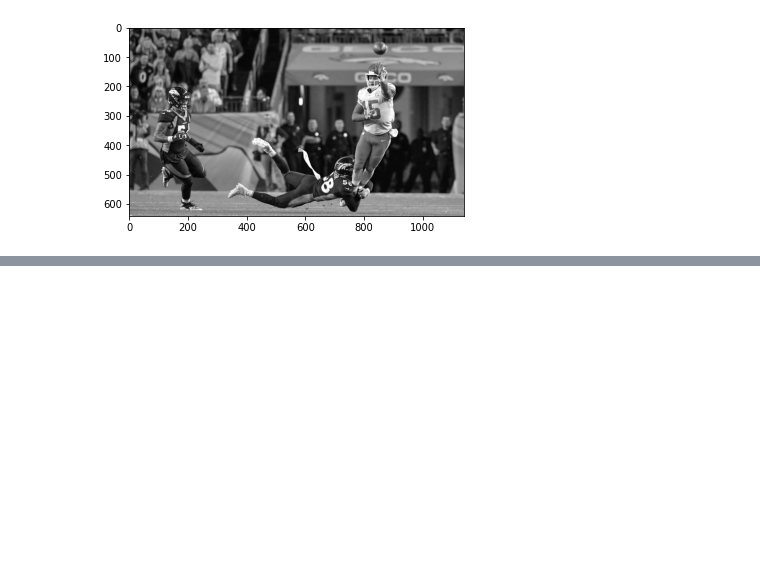
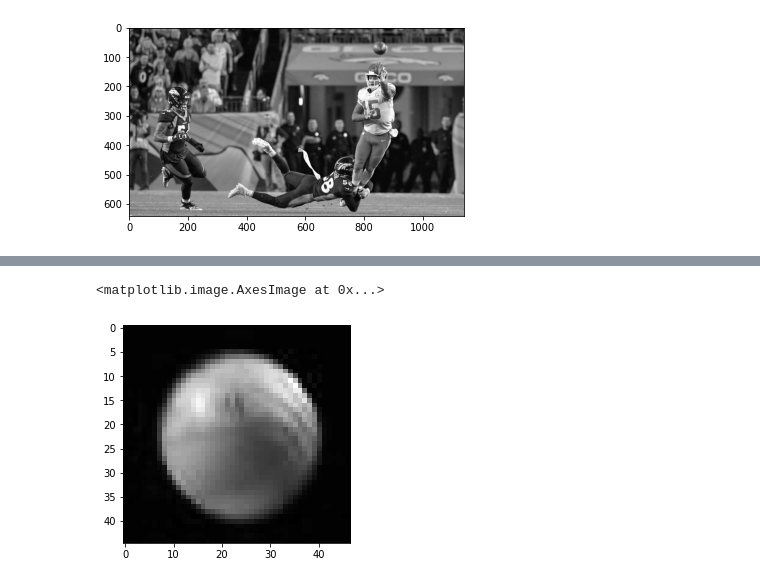
Before and after one commit to FelTavoni/ProcessamentoDigitalImagens, a Jupyter notebook: T2/Trab2.ipynb, the cells around one changed output, grey strips where cells are left out. Drawn from its saved outputs; the diff is of its cells as text; code cells hidden in the pictures; blank space fills up the shorter version.

```diff
--- a/T2/Trab2.ipynb
+++ b/T2/Trab2.ipynb
@@ -104,0 +153,10 @@ plt.imshow(img_square, 'gray')
+# %%
+img = plt.imread('images/TatumShot.tiff')
+img = img.astype(float)
+filtro = plt.imread('images/BasketballBallDark.tiff')
+filtro = filtro.astype(float)
+# %%
+plt.imshow(filtro, cmap ="gray")
+# %% [output]
+<matplotlib.image.AxesImage at 0x...>
+[figure, added]
```
Also changed, not shown: parts of 16 cells of this notebook.
